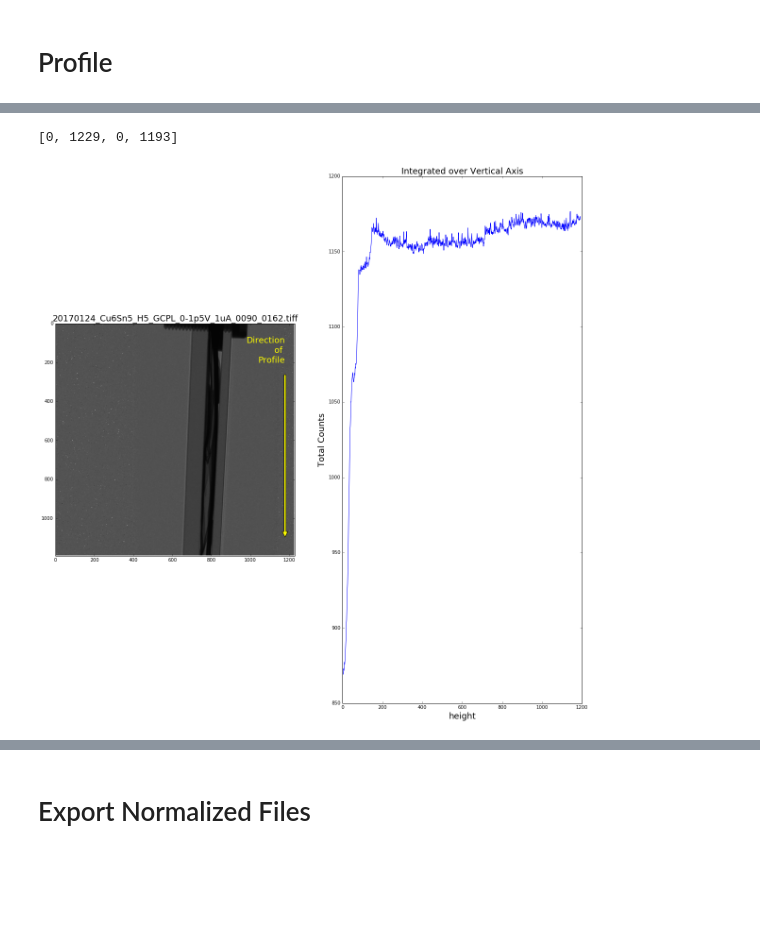
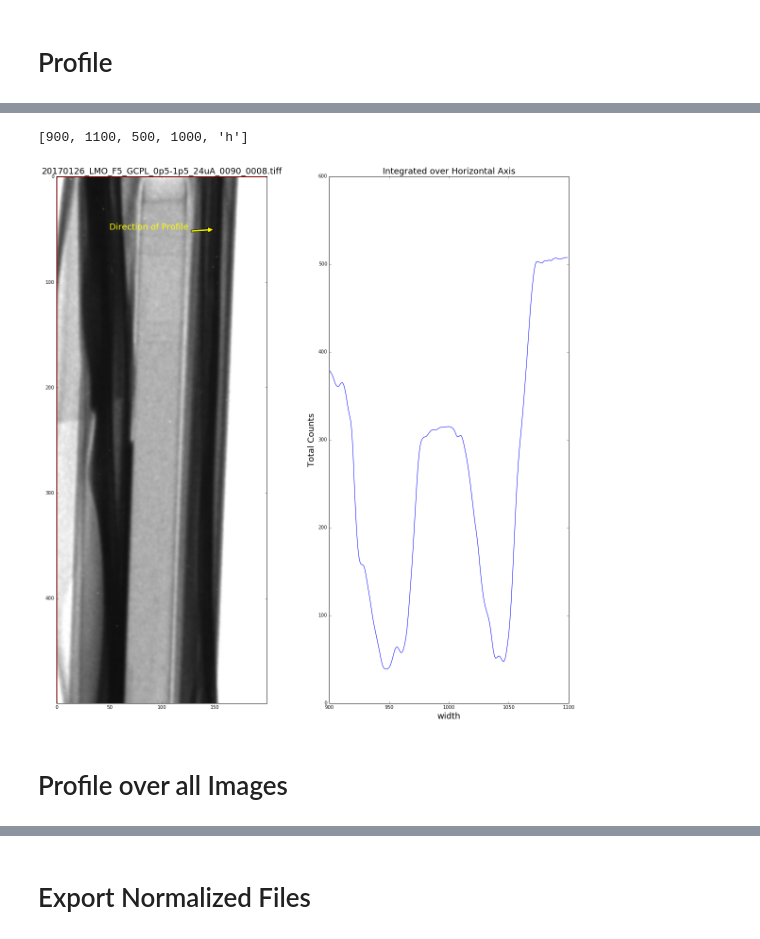
Before and after one commit to JeanBilheux/IPTS_17981, a Jupyter notebook: semi_live_normalization.ipynb, the cells around one changed output, grey strips where cells are left out. Saved outputs shown, nothing was run; the diff lists cells and outputs as text; code cells hidden in the pictures; blank space fills up the shorter version.

Commit message:
Added profile over all data sets

```diff
--- a/semi_live_normalization.ipynb
+++ b/semi_live_normalization.ipynb
@@ -219,7 +219,7 @@ def plot_images(file_index, left, right, top, bottom):
     _rectangle = patches.Rectangle((left, top),
                                   right-left,
                                   bottom-top,
-                                  edgecolor = 'white',
+                                  edgecolor = 'blue',
                                   linewidth = 2,
                                   fill = False)
     ax_img.add_patch(_rectangle)
@@ -328,10 +328,20 @@ def plot_images(file_index, left, right, top, bottom, integration_direction):
                  vmax=max_counts)
     ax_img.set_title("{}".format(os.path.basename(list_data[file_index])), fontsize=18)
 
-    _rectangle = patches.Rectangle((left, top),
-                                  right-left,
-                                  bottom-top,
-                                  edgecolor = 'white',
+    _left = np.min([left, right])
+    _right = np.max([left, right])
+    _top = np.min([top, bottom])
+    _bottom = np.max([top, bottom])
+
+    _live_left = _left - left_zoom
+    _live_right = _right - left_zoom
+    _live_top = _top - top_zoom
+    _live_bottom = _bottom - top_zoom
+
+    _rectangle = patches.Rectangle((_live_left, _live_top),
+                                  _live_right - _live_left,
+                                  _live_bottom - _live_top,
+                                  edgecolor = 'red',
                                   linewidth = 2,
                                   fill = False)
     ax_img.add_patch(_rectangle)
@@ -351,60 +361,62 @@ def plot_images(file_index, left, right, top, bottom, integration_direction):
                     xytext = [img_width-50, 200],
                     arrowprops=dict(facecolor='yellow', shrink=0.05))
 
+    # profile plot
     ax_inte = plt.subplot(122)
-    _integration = _zoom_norm[top:bottom, left:right]
+    _integration = _zoom_norm[top-top_zoom:bottom-top_zoom, left-left_zoom:right-left_zoom]
 
+    [profile_height, profile_width] = np.shape(_integration)
     if integration_direction == 'h':
+        _xaxis = np.arange(profile_width) + left
         _inte = np.sum(_integration, axis=0)
-        _xaxis = np.arange(left, right)
         _title = "Integrated over Horizontal Axis"
         _xlabel = 'width'
     else:
+        _xaxis = np.arange(profile_height) + top
         _inte = np.sum(_integration, axis=1)
-        _xaxis = np.arange(top, bottom)
         _title = "Integrated over Vertical Axis"
         _xlabel = 'height'
 
     _ylabel = 'Total Counts'
 
     ax_inte.plot(_xaxis,_inte)
     ax_inte.set_title(_title, fontsize=18)
     ax_inte.set_xlabel(_xlabel, fontsize=18)
     ax_inte.set_ylabel(_ylabel, fontsize=18)
 
-
-
-    return [left, right, top, bottom]
+    return [left, right, top, bottom, integration_direction]
 
 profile = interact(plot_images,
                   file_index = widgets.IntSlider(min=0,
                                                 max=len(list_data)-1,
                                                 step=1,
                                                 value=0,
                                                 description="File Index"),
-                  left = widgets.IntSlider(min=0,
-                                            max=width,
+                  left = widgets.IntSlider(min=left_zoom,
+                                            max=right_zoom,
                                             step=1,
-                                            value=0,
+                                            value=left_zoom,
                                             description='Left ROI'),
-                  right = widgets.IntSlider(min=0,
-                                           max=width,
-                                           value=right_roi - left_roi,
+                  right = widgets.IntSlider(min=left_zoom,
+                                           max=right_zoom,
+                                           value=right_zoom,
                                            step=1,
                                            description='Right ROI'),
-                  top = widgets.IntSlider(min=0,
-                                            max=height,
+                  top = widgets.IntSlider(min=top_zoom,
+                                            max=bottom_zoom,
                                             step=1,
-                                            value=0,
+                                            value=top_zoom,
                                             description='Top ROI'),
-                   bottom = widgets.IntSlider(min=0,
-                                            max=height,
+                   bottom = widgets.IntSlider(min=top_zoom,
+                                            max=bottom_zoom,
                                             step=1,
-                                            value=bottom_roi - top_roi,
+                                            value=bottom_zoom,
                                             description='Bottom ROI'),
                integration_direction = widgets.RadioButtons(options={'horizontal': 'h','vertical':'v'},
                                                            description = 'Profile Type',
                                                            value='h'))
 # %% [output]
-[0, 1229, 0, 1193]
+[900, 1100, 500, 1000, 'h']
-[figure, old version]
+[figure, new version]
+# %% [markdown]
+# Profile over all Images
```
Also changed, not shown: parts of 8 cells of this notebook, 1 other file.
